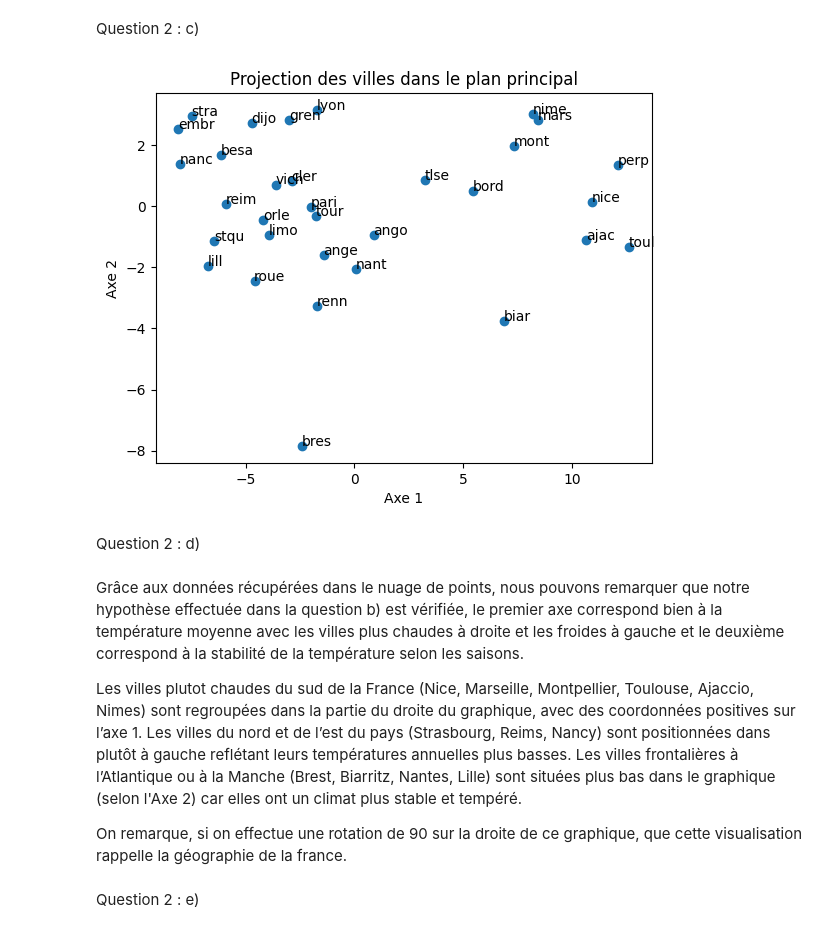
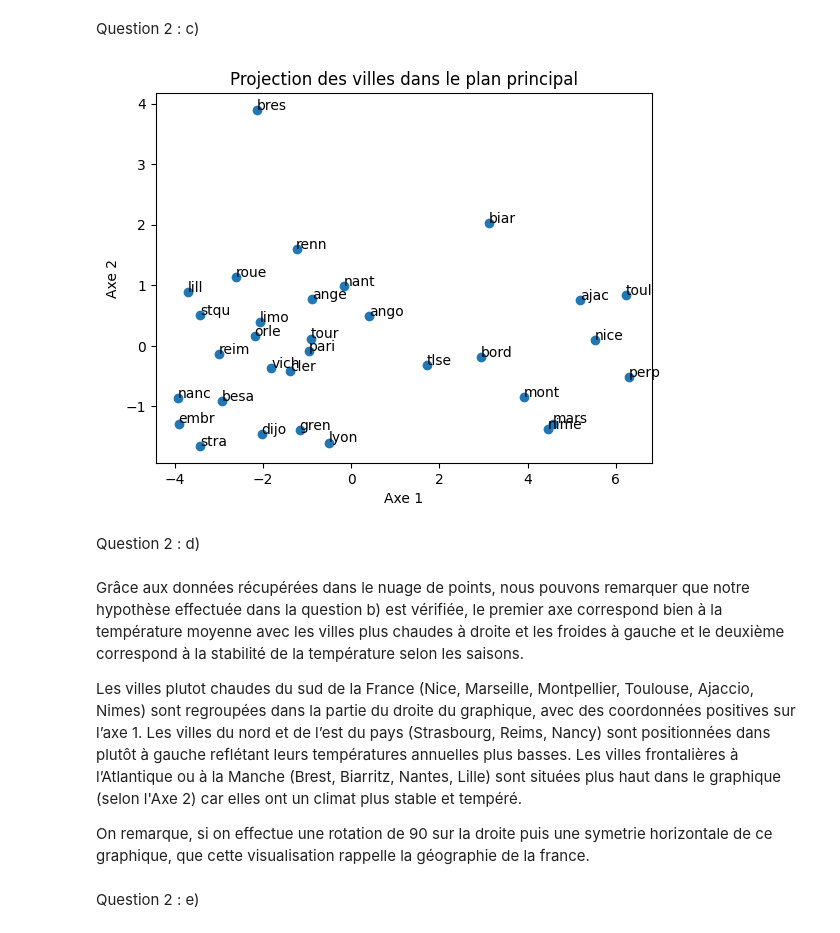
Before and after one commit to ImValll/tp1ADM, a Jupyter notebook: TP_ACP_A_rendre_HENRY_Valentin_BARBATO_Clement.ipynb, the cells around one changed output. Cells and saved outputs as stored; diff of their text form; code cells hidden in the pictures.

```diff
--- a/TP_ACP_A_rendre_HENRY_Valentin_BARBATO_Clement.ipynb
+++ b/TP_ACP_A_rendre_HENRY_Valentin_BARBATO_Clement.ipynb
@@ -16,8 +16,8 @@ labels = data.iloc[:, 0].values
 Question 2 : a)
 # %%
 pca = PCA(n_components=12)
-X_pca = pca.fit(X)
-print(X_pca.explained_variance_ratio_)
+pca.fit(X)
+print(pca.explained_variance_ratio_)
 
 explained_variance_ratio = np.cumsum(pca.explained_variance_ratio_)
 component = np.argmax(explained_variance_ratio >= 0.9) + 1
@@ -38,25 +38,29 @@ Le premier axe pourrait correspondre à la température moyenne des villes (les
 # %% [markdown]
 Question 2 : c)
 # %%
-X_pca = pca.fit_transform(X)
+scaler = StandardScaler()
+X_scaled = scaler.fit_transform(X)
+
+pca = PCA()
+X_pca = pca.fit_transform(X_scaled)
 
 plt.scatter(X_pca[:, 0], X_pca[:, 1])
 for l, x, y in zip(labels, X_pca[:, 0], X_pca[:, 1]):
     plt.annotate(l, xy=(x, y), xytext=(-0.2, 0.2), textcoords='offset points')
 plt.xlabel("Axe 1")
 plt.ylabel("Axe 2")
 plt.title("Projection des villes dans le plan principal")
 plt.show()
 # %% [output]
-[figure, old version]
+[figure, new version]
 # %% [markdown]
 Question 2 : d)
 # %% [markdown]
 Grâce aux données récupérées dans le nuage de points, nous pouvons remarquer que notre hypothèse effectuée dans la question b) est vérifiée, le premier axe correspond bien à la température moyenne avec les villes plus chaudes à droite et les froides à gauche et le deuxième correspond à la stabilité de la température selon les saisons.
 
-Les villes plutot chaudes du sud de la France (Nice, Marseille, Montpellier, Toulouse, Ajaccio, Nimes) sont regroupées dans la partie du droite du graphique, avec des coordonnées positives sur l’axe 1. Les villes du nord et de l’est du pays (Strasbourg, Reims, Nancy) sont positionnées dans plutôt à gauche reflétant leurs températures annuelles plus basses. Les villes frontalières à l’Atlantique ou à la Manche (Brest, Biarritz, Nantes, Lille) sont situées plus bas dans le graphique (selon l'Axe 2) car elles ont un climat plus stable et tempéré.
+Les villes plutot chaudes du sud de la France (Nice, Marseille, Montpellier, Toulouse, Ajaccio, Nimes) sont regroupées dans la partie du droite du graphique, avec des coordonnées positives sur l’axe 1. Les villes du nord et de l’est du pays (Strasbourg, Reims, Nancy) sont positionnées dans plutôt à gauche reflétant leurs températures annuelles plus basses. Les villes frontalières à l’Atlantique ou à la Manche (Brest, Biarritz, Nantes, Lille) sont situées plus haut dans le graphique (selon l'Axe 2) car elles ont un climat plus stable et tempéré.
 
-On remarque, si on effectue une rotation de 90 sur la droite de ce graphique, que cette visualisation rappelle la géographie de la france.
+On remarque, si on effectue une rotation de 90 sur la droite puis une symetrie horizontale de ce graphique, que cette visualisation rappelle la géographie de la france.
 # %% [markdown]
 Question 2 : e)
 # %%
```
Also changed, not shown: parts of 3 cells of this notebook.
